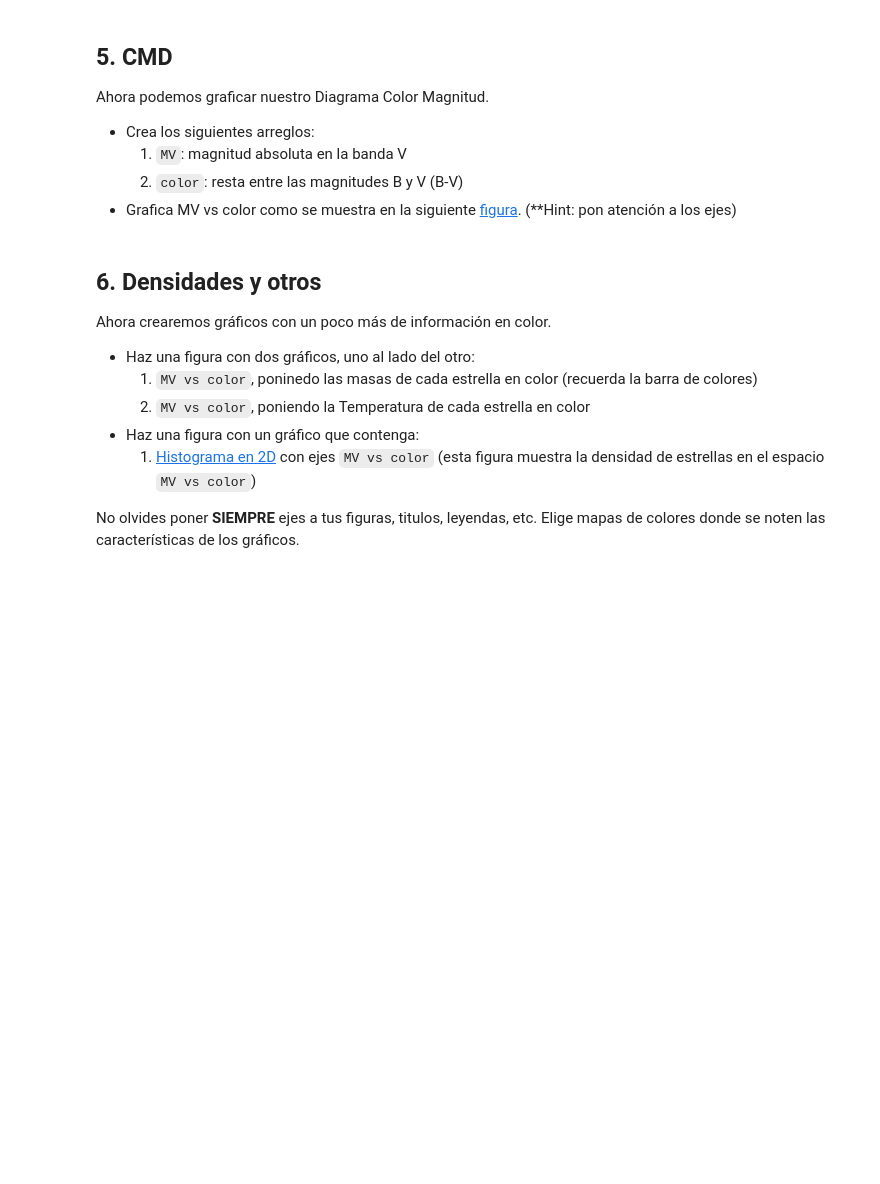
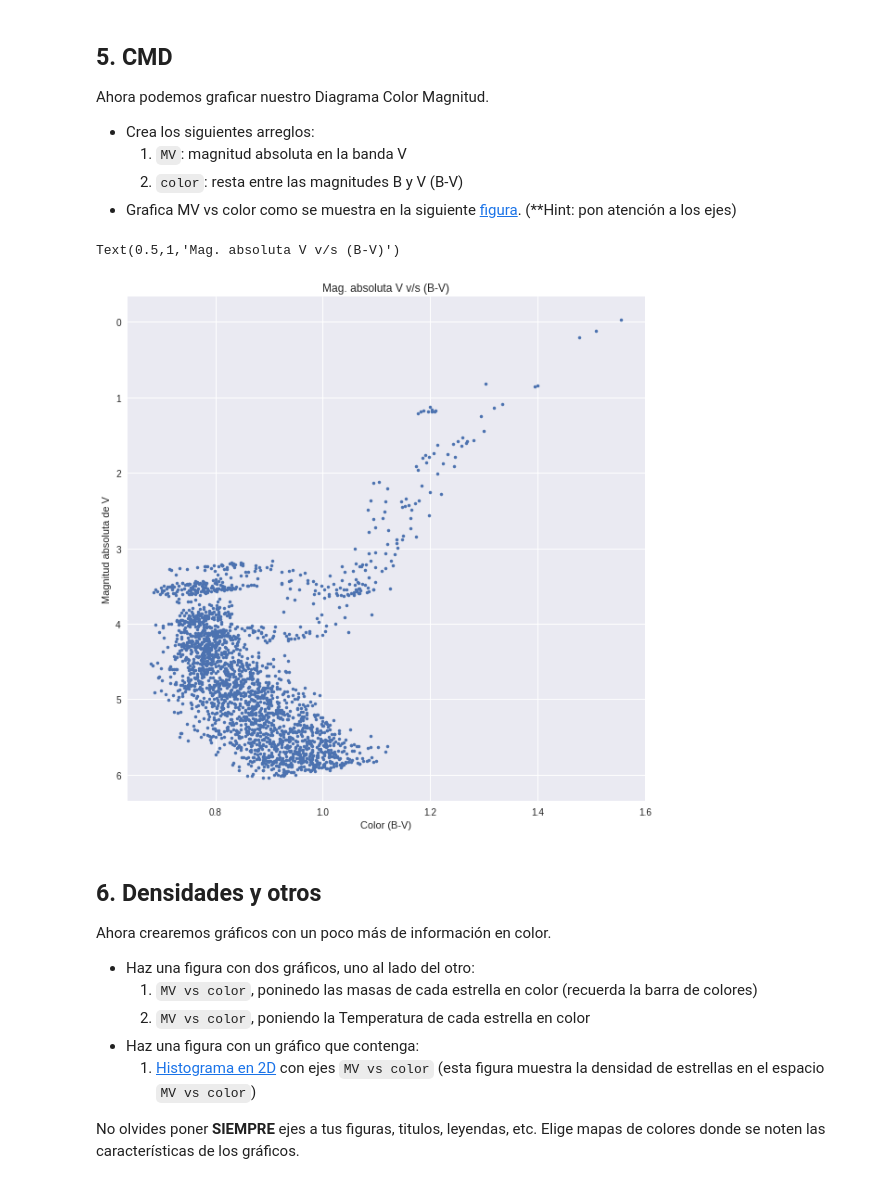
Before and after one commit to SimonSanfeliu/minitarea2, a Jupyter notebook: minitarea2.ipynb, the cells around one changed output. Saved outputs shown, nothing was run; the diff lists cells and outputs as text; code cells hidden in the pictures; blank space fills up the shorter version.

```diff
--- a/minitarea2.ipynb
+++ b/minitarea2.ipynb
@@ -137,13 +134,21 @@ Para hacer el CMD necesitamos la magnitud absoluta de nuestras estrellas. Para e
         2. `dist`: ndarray de distancias en unidades de [parsec]
     * **Output:**
         1. `mag_abs`: ndarray de magnitudes absolutas calculadas como: $M = m - 5 \log_{10} (d_{pc}) + 5 $
-# %%
-#Funcion mag_abs(mag, dist)
-
-def mag_abs(mag_ap, dist):
-
-
-    return
+# %%
+#Funcion mag_abs(mag, dist)
+
+mag_ap = datos_filtrados[:, 0:4]
+dist = datos_filtrados[:, 6]
+
+def mag_abs(mag_ap, dist):
+    M1 = mag_ap[:, 0] - 5*np.log10(dist) + 5
+    M2 = mag_ap[:, 1] - 5*np.log10(dist) + 5
+    M3 = mag_ap[:, 2] - 5*np.log10(dist) + 5
+    M4 = mag_ap[:, 3] - 5*np.log10(dist) + 5
+    Malfa = np.c_[M1, M2]
+    Mbeta = np.c_[M3, M4]
+    Mprima = np.c_[Malfa, Mbeta]
+    return Mprima
 # %% [markdown]
 ## 5. CMD
 
@@ -161,3 +161,18 @@ Ahora podemos graficar nuestro Diagrama Color Magnitud.
+# %%
+#Crear arrays MV y color
+MV = mag_abs(mag_ap,dist)[:,1]
+color = mag_ap[:, 0] - mag_ap[:, 1]
+
+#plot cmd
+fig, ax = plt.subplots(figsize = (10,10))
+ax.plot(color, MV, '.')
+ax.invert_yaxis()
+ax.set_xlabel('Color (B-V)')
+ax.set_ylabel('Magnitud absoluta de V')
+ax.set_title('Mag. absoluta V v/s (B-V)')
+# %% [output]
+Text(0.5,1,'Mag. absoluta V v/s (B-V)')
+[figure, added]
 # %% [markdown]
 ## 6. Densidades y otros
 
```
Also changed, not shown: parts of 5 cells of this notebook.
